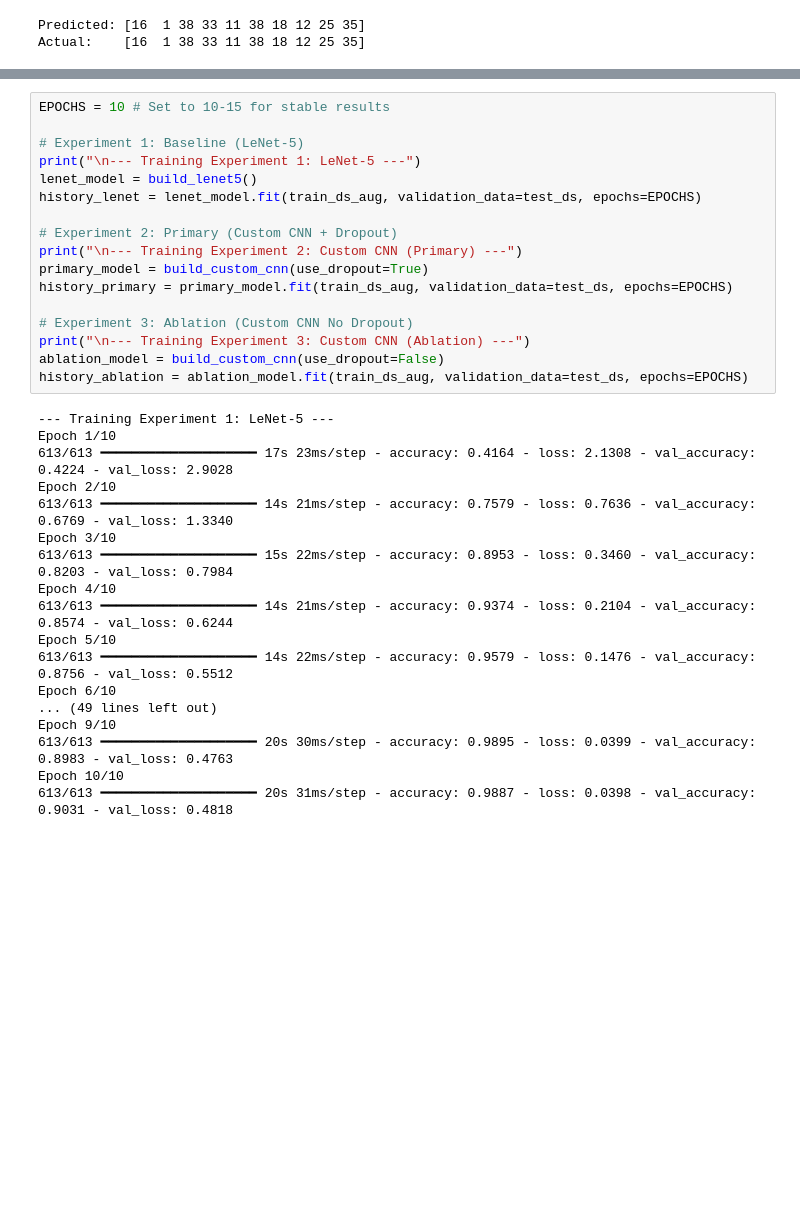
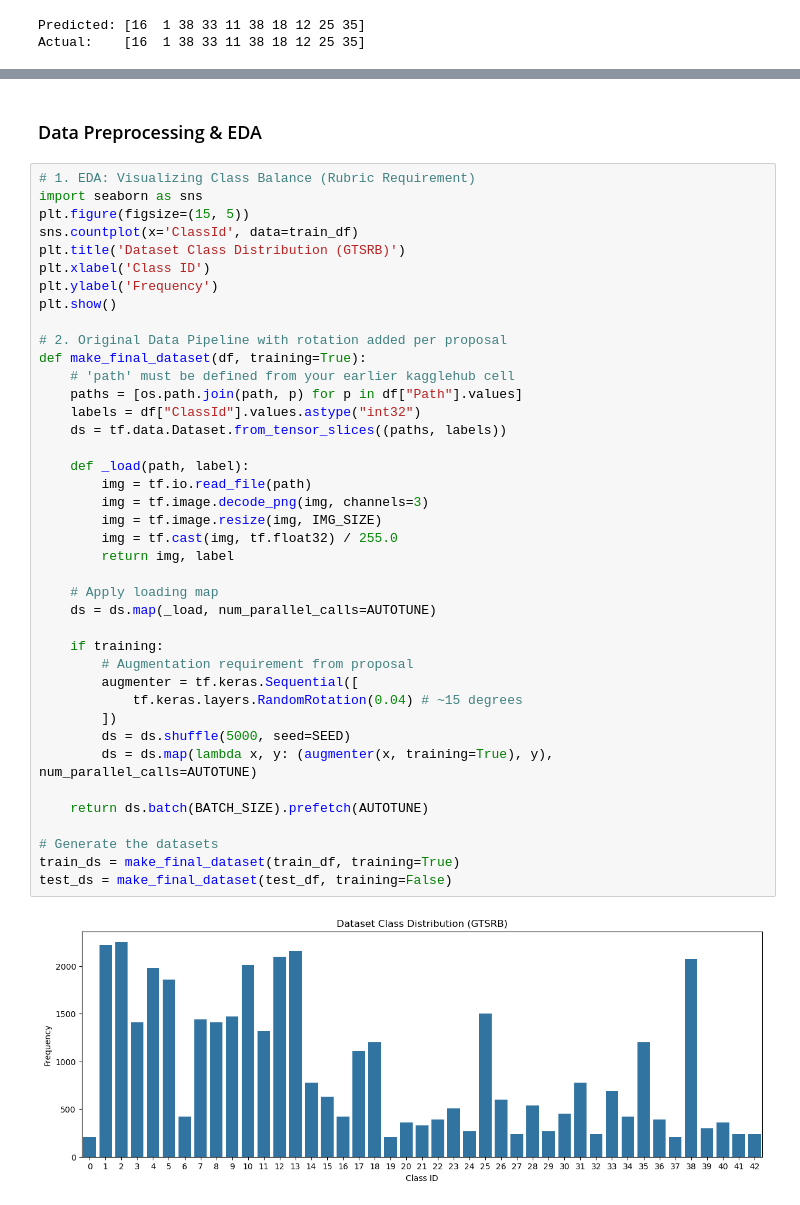
Before and after one commit to shawn01-kubo/DS-6050-Final-Project, a Jupyter notebook: Final project.ipynb, the cells around one changed output, grey strips where cells are left out. Drawn from its saved outputs; the diff is of its cells as text; blank space fills up the shorter version.

```diff
--- a/Final project.ipynb
+++ b/Final project.ipynb
@@ -254,35 +189,44 @@ def build_custom_cnn(use_dropout=True):
-# %%
-EPOCHS = 10 # Set to 10-15 for stable results
-
-# Experiment 1: Baseline (LeNet-5)
-print("\n--- Training Experiment 1: LeNet-5 ---")
-lenet_model = build_lenet5()
-history_lenet = lenet_model.fit(train_ds_aug, validation_data=test_ds, epochs=EPOCHS)
-
-# Experiment 2: Primary (Custom CNN + Dropout)
-print("\n--- Training Experiment 2: Custom CNN (Primary) ---")
-primary_model = build_custom_cnn(use_dropout=True)
-history_primary = primary_model.fit(train_ds_aug, validation_data=test_ds, epochs=EPOCHS)
-
-# Experiment 3: Ablation (Custom CNN No Dropout)
-print("\n--- Training Experiment 3: Custom CNN (Ablation) ---")
-ablation_model = build_custom_cnn(use_dropout=False)
-history_ablation = ablation_model.fit(train_ds_aug, validation_data=test_ds, epochs=EPOCHS)
-# %% [output]
---- Training Experiment 1: LeNet-5 ---
-Epoch 1/10
-613/613 ━━━━━━━━━━━━━━━━━━━━ 17s 23ms/step - accuracy: 0.4164 - loss: 2.1308 - val_accuracy: 0.4224 - val_loss: 2.9028
-Epoch 2/10
-613/613 ━━━━━━━━━━━━━━━━━━━━ 14s 21ms/step - accuracy: 0.7579 - loss: 0.7636 - val_accuracy: 0.6769 - val_loss: 1.3340
-Epoch 3/10
-613/613 ━━━━━━━━━━━━━━━━━━━━ 15s 22ms/step - accuracy: 0.8953 - loss: 0.3460 - val_accuracy: 0.8203 - val_loss: 0.7984
-Epoch 4/10
-613/613 ━━━━━━━━━━━━━━━━━━━━ 14s 21ms/step - accuracy: 0.9374 - loss: 0.2104 - val_accuracy: 0.8574 - val_loss: 0.6244
-Epoch 5/10
-613/613 ━━━━━━━━━━━━━━━━━━━━ 14s 22ms/step - accuracy: 0.9579 - loss: 0.1476 - val_accuracy: 0.8756 - val_loss: 0.5512
-Epoch 6/10
-... (49 lines left out)
-Epoch 9/10
-613/613 ━━━━━━━━━━━━━━━━━━━━ 20s 30ms/step - accuracy: 0.9895 - loss: 0.0399 - val_accuracy: 0.8983 - val_loss: 0.4763
-Epoch 10/10
-613/613 ━━━━━━━━━━━━━━━━━━━━ 20s 31ms/step - accuracy: 0.9887 - loss: 0.0398 - val_accuracy: 0.9031 - val_loss: 0.4818
+# %% [markdown]
+### Data Preprocessing & EDA
+# %%
+# 1. EDA: Visualizing Class Balance (Rubric Requirement)
+import seaborn as sns
+plt.figure(figsize=(15, 5))
+sns.countplot(x='ClassId', data=train_df)
+plt.title('Dataset Class Distribution (GTSRB)')
+plt.xlabel('Class ID')
+plt.ylabel('Frequency')
+plt.show()
+
+# 2. Original Data Pipeline with rotation added per proposal
+def make_final_dataset(df, training=True):
+    # 'path' must be defined from your earlier kagglehub cell
+    paths = [os.path.join(path, p) for p in df["Path"].values]
+    labels = df["ClassId"].values.astype("int32")
+    ds = tf.data.Dataset.from_tensor_slices((paths, labels))
+
+    def _load(path, label):
+        img = tf.io.read_file(path)
+        img = tf.image.decode_png(img, channels=3)
+        img = tf.image.resize(img, IMG_SIZE)
+        img = tf.cast(img, tf.float32) / 255.0
+        return img, label
+
+    # Apply loading map
+    ds = ds.map(_load, num_parallel_calls=AUTOTUNE)
+
+    if training:
+        # Augmentation requirement from proposal
+        augmenter = tf.keras.Sequential([
+            tf.keras.layers.RandomRotation(0.04) # ~15 degrees
+        ])
+        ds = ds.shuffle(5000, seed=SEED)
+        ds = ds.map(lambda x, y: (augmenter(x, training=True), y), num_parallel_calls=AUTOTUNE)
+
+    return ds.batch(BATCH_SIZE).prefetch(AUTOTUNE)
+
+# Generate the datasets
+train_ds = make_final_dataset(train_df, training=True)
+test_ds = make_final_dataset(test_df, training=False)
+# %% [output]
+[figure, added]
```
Also changed, not shown: parts of 17 cells of this notebook.
